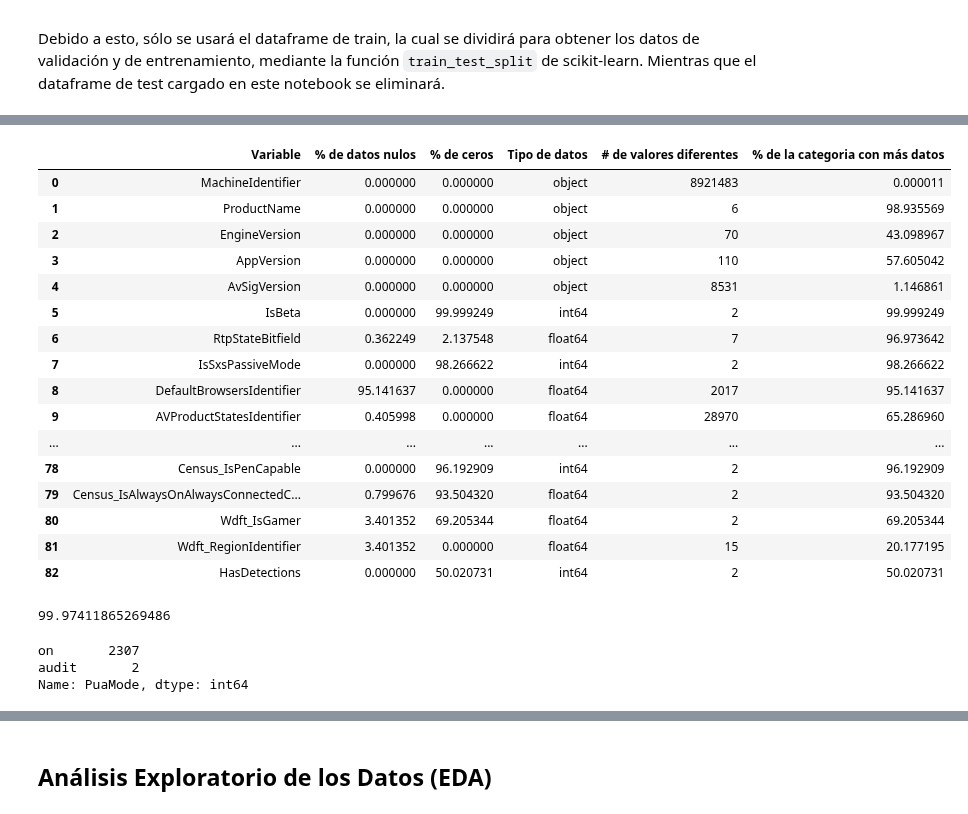
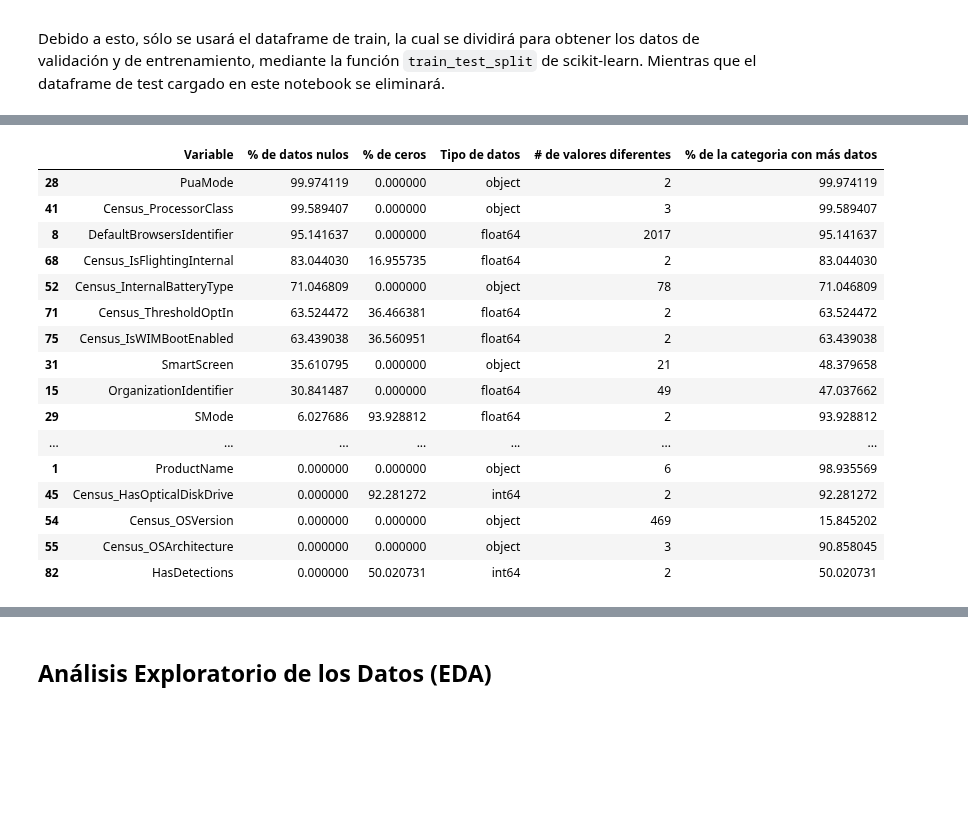
Before and after one commit to andresenrique08/ML_2020, a Jupyter notebook: Proyecto_Malware/Malware_v1.ipynb, the cells around one changed output, grey strips where cells are left out. Drawn from its saved outputs; the diff is of its cells as text; code cells hidden in the pictures; blank space fills up the shorter version.

```diff
--- a/Proyecto_Malware/Malware_v1.ipynb
+++ b/Proyecto_Malware/Malware_v1.ipynb
@@ -130,32 +147,23 @@ def mytable(data):
     return mis_val_table
 # %%
 stats_train = mytable(train)
+stats_train = stats_train.sort_values(by=['% de datos nulos'], ascending = False)
 stats_train
 # %% [output]
 |  | Variable | % de datos nulos | % de ceros | Tipo de datos | # de valores diferentes | % de la categoria con más datos |
-| 0 | MachineIdentifier | 0.000000 | 0.000000 | object | 8921483 | 0.000011 |
+| 28 | PuaMode | 99.974119 | 0.000000 | object | 2 | 99.974119 |
+| 41 | Census_ProcessorClass | 99.589407 | 0.000000 | object | 3 | 99.589407 |
+| 8 | DefaultBrowsersIdentifier | 95.141637 | 0.000000 | float64 | 2017 | 95.141637 |
+| 68 | Census_IsFlightingInternal | 83.044030 | 16.955735 | float64 | 2 | 83.044030 |
+| 52 | Census_InternalBatteryType | 71.046809 | 0.000000 | object | 78 | 71.046809 |
+| 71 | Census_ThresholdOptIn | 63.524472 | 36.466381 | float64 | 2 | 63.524472 |
+| 75 | Census_IsWIMBootEnabled | 63.439038 | 36.560951 | float64 | 2 | 63.439038 |
+| 31 | SmartScreen | 35.610795 | 0.000000 | object | 21 | 48.379658 |
+| 15 | OrganizationIdentifier | 30.841487 | 0.000000 | float64 | 49 | 47.037662 |
+| 29 | SMode | 6.027686 | 93.928812 | float64 | 2 | 93.928812 |
+| ... | ... | ... | ... | ... | ... | ... |
 | 1 | ProductName | 0.000000 | 0.000000 | object | 6 | 98.935569 |
-| 2 | EngineVersion | 0.000000 | 0.000000 | object | 70 | 43.098967 |
-| 3 | AppVersion | 0.000000 | 0.000000 | object | 110 | 57.605042 |
-| 4 | AvSigVersion | 0.000000 | 0.000000 | object | 8531 | 1.146861 |
-| 5 | IsBeta | 0.000000 | 99.999249 | int64 | 2 | 99.999249 |
-| 6 | RtpStateBitfield | 0.362249 | 2.137548 | float64 | 7 | 96.973642 |
-| 7 | IsSxsPassiveMode | 0.000000 | 98.266622 | int64 | 2 | 98.266622 |
-| 8 | DefaultBrowsersIdentifier | 95.141637 | 0.000000 | float64 | 2017 | 95.141637 |
-| 9 | AVProductStatesIdentifier | 0.405998 | 0.000000 | float64 | 28970 | 65.286960 |
-| ... | ... | ... | ... | ... | ... | ... |
-| 78 | Census_IsPenCapable | 0.000000 | 96.192909 | int64 | 2 | 96.192909 |
-| 79 | Census_IsAlwaysOnAlwaysConnectedC... | 0.799676 | 93.504320 | float64 | 2 | 93.504320 |
-| 80 | Wdft_IsGamer | 3.401352 | 69.205344 | float64 | 2 | 69.205344 |
-| 81 | Wdft_RegionIdentifier | 3.401352 | 0.000000 | float64 | 15 | 20.177195 |
+| 45 | Census_HasOpticalDiskDrive | 0.000000 | 92.281272 | int64 | 2 | 92.281272 |
+| 54 | Census_OSVersion | 0.000000 | 0.000000 | object | 469 | 15.845202 |
+| 55 | Census_OSArchitecture | 0.000000 | 0.000000 | object | 3 | 90.858045 |
 | 82 | HasDetections | 0.000000 | 50.020731 | int64 | 2 | 50.020731 |
-# %%
-train['PuaMode'].value_counts(normalize=True, dropna=False).values[0] * 100
-# %% [output]
-99.97411865269486
-# %%
-train['PuaMode'].value_counts()
-# %% [output]
-on       2307
-audit       2
-Name: PuaMode, dtype: int64
```
Also changed, not shown: parts of 19 cells of this notebook.
